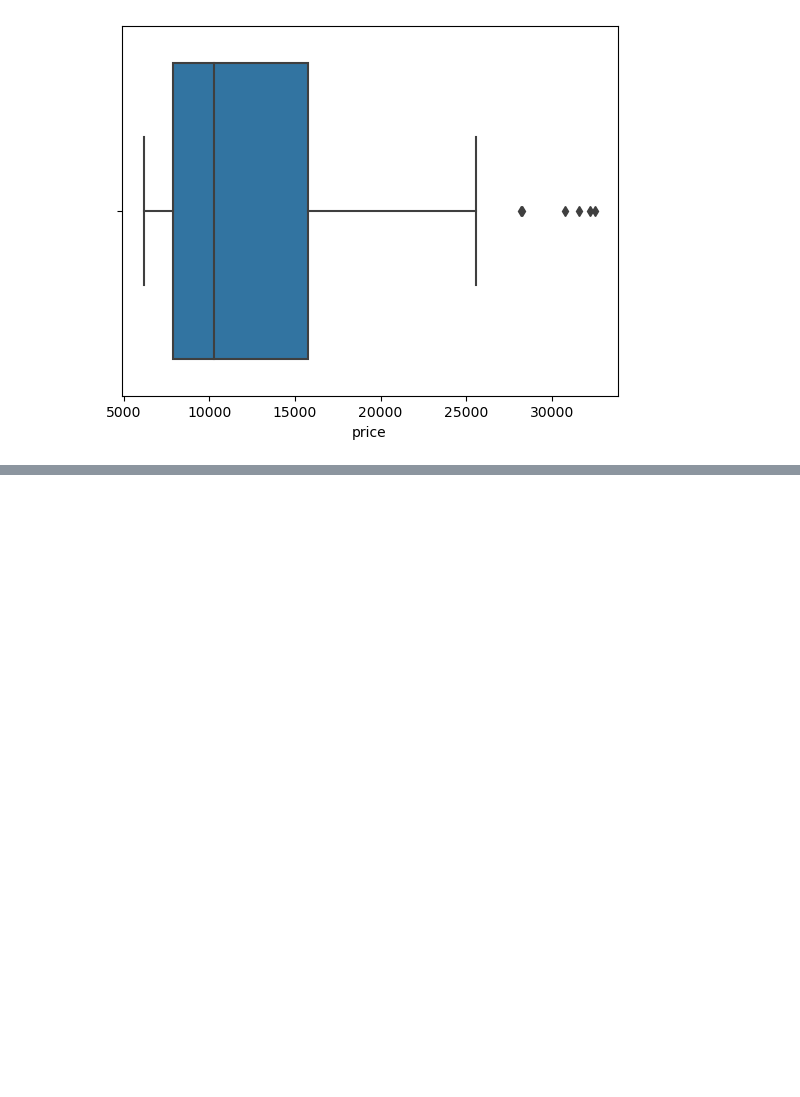
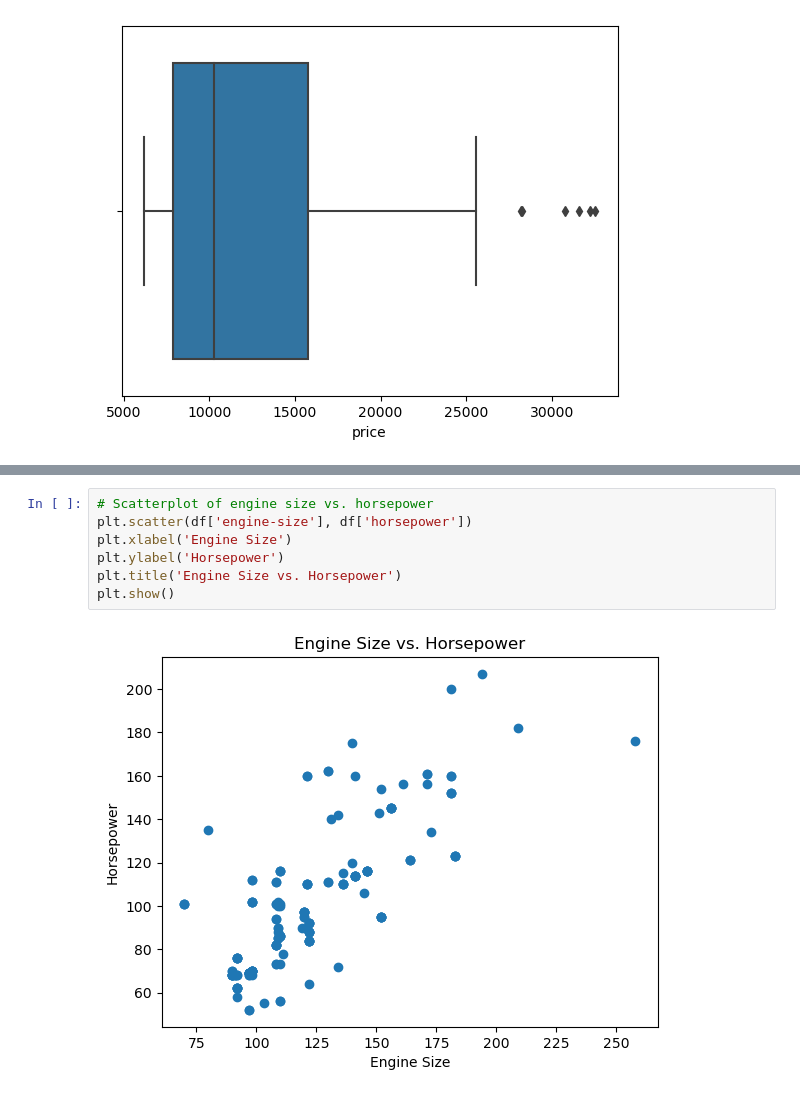
Before and after one commit to blzee-maker/AirBnb_EDA, a Jupyter notebook: AirBnb_EDA.ipynb, the cells around one changed output, grey strips where cells are left out. Cells and saved outputs as stored; diff of their text form; blank space fills up the shorter version.

```diff
--- a/AirBnb_EDA.ipynb
+++ b/AirBnb_EDA.ipynb
@@ -186,0 +195,9 @@ plt.show()
+# %%
+# Scatterplot of engine size vs. horsepower
+plt.scatter(df['engine-size'], df['horsepower'])
+plt.xlabel('Engine Size')
+plt.ylabel('Horsepower')
+plt.title('Engine Size vs. Horsepower')
+plt.show()
+# %% [output]
+[figure, added]
```
Also changed, not shown: parts of 9 cells of this notebook.
